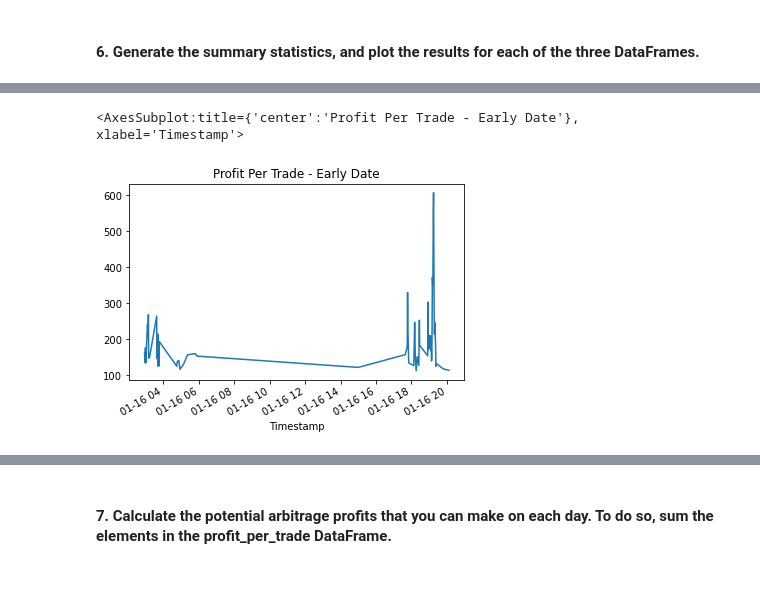
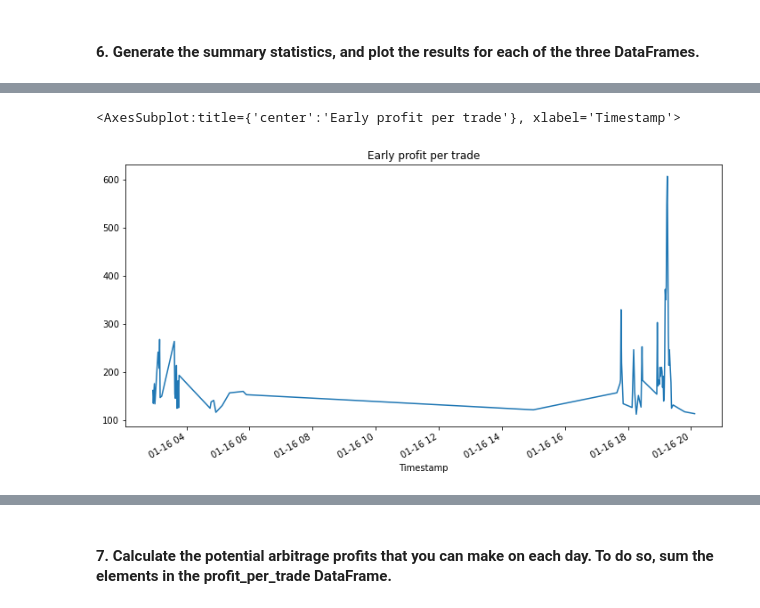
Before and after one commit to yutakadayo/module_3_challenge, a Jupyter notebook: crypto_arbitrage.ipynb, the cells around one changed output, grey strips where cells are left out. Saved outputs shown, nothing was run; the diff lists cells and outputs as text; code cells hidden in the pictures; blank space fills up the shorter version.

```diff
--- a/crypto_arbitrage.ipynb
+++ b/crypto_arbitrage.ipynb
@@ -496,10 +496,18 @@ Calculate the potential profits for each date that you selected in the previous
 # %%
 # For the date early in the dataset, measure the arbitrage spread between the two exchanges
 # by subtracting the lower-priced exchange from the higher-priced one
-arbitrage_spread_early = # YOUR CODE HERE
+arbitrage_spread_early = coinbase["Close"].loc["2018-01-16"] - bitstamp["Close"].loc["2018-01-16"]
+arbitrage_spread_middle = coinbase["Close"].loc["2018-02-24"] - bitstamp["Close"].loc["2018-02-24"]
+arbitrage_spread_late = coinbase["Close"].loc["2018-03-26"] - bitstamp["Close"].loc["2018-03-26"]
 
 # Use a conditional statement to generate the summary statistics for each arbitrage_spread DataFrame
-# YOUR CODE HERE
+positive_spread_early = arbitrage_spread_early[arbitrage_spread_early > 0]
+positive_spread_middle = arbitrage_spread_middle[arbitrage_spread_middle > 0]
+positive_spread_late = arbitrage_spread_late[arbitrage_spread_late > 0]
+
+display(positive_spread_early.describe())
+display(positive_spread_middle.describe())
+display(positive_spread_late.describe())
 # %% [output]
 count    960.000000
 mean      53.405344
@@ -515,10 +541,14 @@ Name: Close, dtype: float64
 # %%
 # For the date early in the dataset, calculate the spread returns by dividing the instances when the arbitrage spread is positive (> 0)
 # by the price of Bitcoin from the exchange you are buying on (the lower-priced exchange).
-spread_return_early= # YOUR CODE HERE
+spread_return_early = positive_spread_early / bitstamp["Close"].loc["2018-01-16"]
+spread_return_middle = positive_spread_middle / bitstamp["Close"].loc["2018-02-24"]
+spread_return_late = positive_spread_late / bitstamp["Close"].loc["2018-03-26"]
 
 # Review the spread return DataFrame
-# YOUR CODE HERE
+display(spread_return_early.head())
+display(spread_return_middle.head())
+display(spread_return_late.head())
 # %% [output]
 Timestamp
 2018-01-16 00:00:00         NaN
@@ -532,10 +576,14 @@ Name: Close, dtype: float64
 # %%
 # For the date early in the dataset, determine the number of times your trades with positive returns
 # exceed the 1% minimum threshold (.01) that you need to cover your costs
-profitable_trades_early = # YOUR CODE HERE
+profitable_trades_early = spread_return_early[spread_return_early > .01]
+profitable_trades_middle = spread_return_middle[spread_return_middle > .01]
+profitable_trades_late = spread_return_late[spread_return_late > .01]
 
 # Review the first five profitable trades
-# YOUR CODE HERE
+display(profitable_trades_early.head())
+display(profitable_trades_middle.head())
+display(profitable_trades_late.head())
 # %% [output]
 Timestamp
 2018-01-16 02:56:00    0.012962
@@ -565,13 +639,19 @@ Name: Close, dtype: float64
 # %%
 # For the date early in the dataset, calculate the potential profit per trade in dollars
 # Multiply the profitable trades by the cost of the Bitcoin that was purchased
-profit_early = # YOUR CODE HERE
+profit_early = profitable_trades_early * bitstamp["Close"].loc["2018-01-16"]
+profit_middle = profitable_trades_middle * bitstamp["Close"].loc["2018-02-24"]
+profit_late = profitable_trades_late * bitstamp["Close"].loc["2018-03-26"]
 
 # Drop any missing values from the profit DataFrame
-profit_per_trade_early = # YOUR CODE HERE
+profit_per_trade_early = profit_early.dropna()
+profit_per_trade_middle = profit_middle.dropna()
+profit_per_trade_late = profit_late.dropna()
 
-# View the early profit DataFrame
-# YOUR CODE HERE
+# View the profit DataFrame
+display(profit_per_trade_early)
+display(profit_per_trade_middle)
+display(profit_per_trade_late)
 # %% [output]
 Timestamp
 2018-01-16 02:56:00    162.01
@@ -604,6 +710,6 @@ Name: Close, dtype: float64
 # %%
 # Plot the results for the early profit per trade DataFrame
-# YOUR CODE HERE
+profit_per_trade_early.plot(figsize=(12, 6), title="Early profit per trade")
 # %% [output]
-<AxesSubplot:title={'center':'Profit Per Trade - Early Date'}, xlabel='Timestamp'>
+<AxesSubplot:title={'center':'Early profit per trade'}, xlabel='Timestamp'>
-[figure, old version]
+[figure, new version]
```
Also changed, not shown: parts of 21 cells of this notebook, 4 other files.
